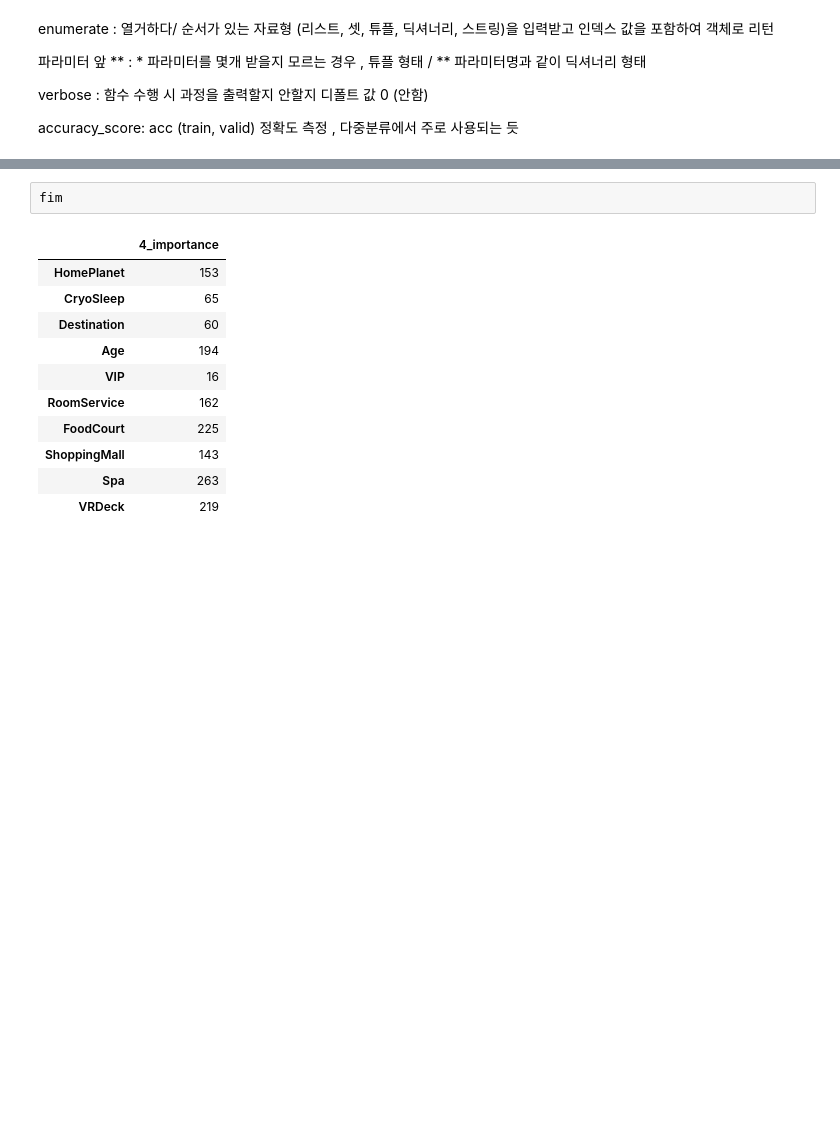
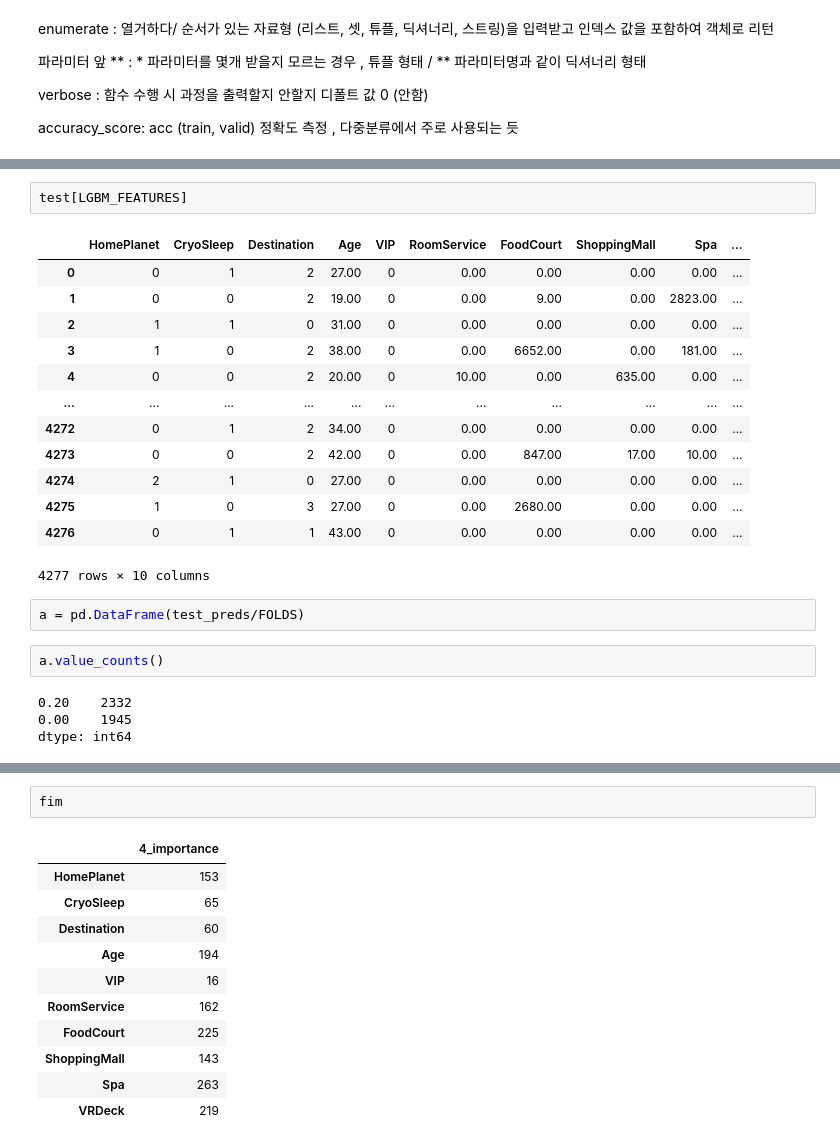
Before and after one commit to zerobbang/Kaggle_onboard_April, a Jupyter notebook: copying.ipynb, the cells around one changed output, grey strips where cells are left out. Drawn from its saved outputs; the diff is of its cells as text; blank space fills up the shorter version.

```diff
--- a/copying.ipynb
+++ b/copying.ipynb
@@ -521,0 +562,24 @@ accuracy_score: acc (train, valid) 정확도 측정 , 다중분류에서 주로
+# %%
+test[LGBM_FEATURES]
+# %% [output]
+|  | HomePlanet | CryoSleep | Destination | Age | VIP | RoomService | FoodCourt | ShoppingMall | Spa | ... |
+| 0 | 0 | 1 | 2 | 27.00 | 0 | 0.00 | 0.00 | 0.00 | 0.00 | ... |
+| 1 | 0 | 0 | 2 | 19.00 | 0 | 0.00 | 9.00 | 0.00 | 2823.00 | ... |
+| 2 | 1 | 1 | 0 | 31.00 | 0 | 0.00 | 0.00 | 0.00 | 0.00 | ... |
+| 3 | 1 | 0 | 2 | 38.00 | 0 | 0.00 | 6652.00 | 0.00 | 181.00 | ... |
+| 4 | 0 | 0 | 2 | 20.00 | 0 | 10.00 | 0.00 | 635.00 | 0.00 | ... |
+| ... | ... | ... | ... | ... | ... | ... | ... | ... | ... | ... |
+| 4272 | 0 | 1 | 2 | 34.00 | 0 | 0.00 | 0.00 | 0.00 | 0.00 | ... |
+| 4273 | 0 | 0 | 2 | 42.00 | 0 | 0.00 | 847.00 | 17.00 | 10.00 | ... |
+| 4274 | 2 | 1 | 0 | 27.00 | 0 | 0.00 | 0.00 | 0.00 | 0.00 | ... |
+| 4275 | 1 | 0 | 3 | 27.00 | 0 | 0.00 | 2680.00 | 0.00 | 0.00 | ... |
+| 4276 | 0 | 1 | 1 | 43.00 | 0 | 0.00 | 0.00 | 0.00 | 0.00 | ... |
+4277 rows × 10 columns
+# %%
+a = pd.DataFrame(test_preds/FOLDS)
+# %%
+a.value_counts()
+# %% [output]
+0.20    2332
+0.00    1945
+dtype: int64
```
Also changed, not shown: parts of 14 cells of this notebook.
